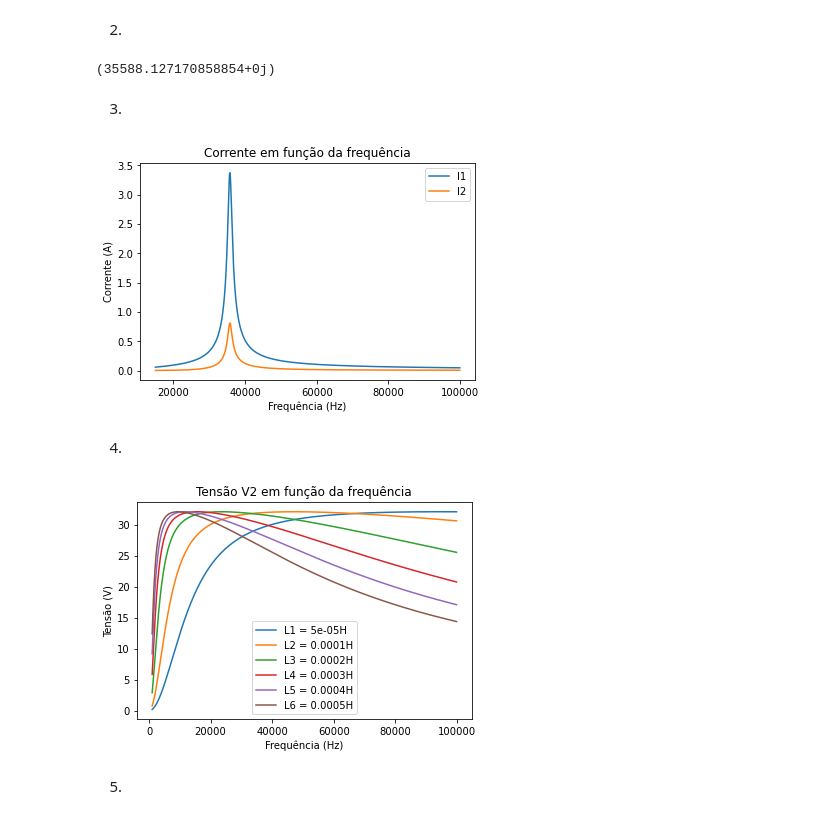
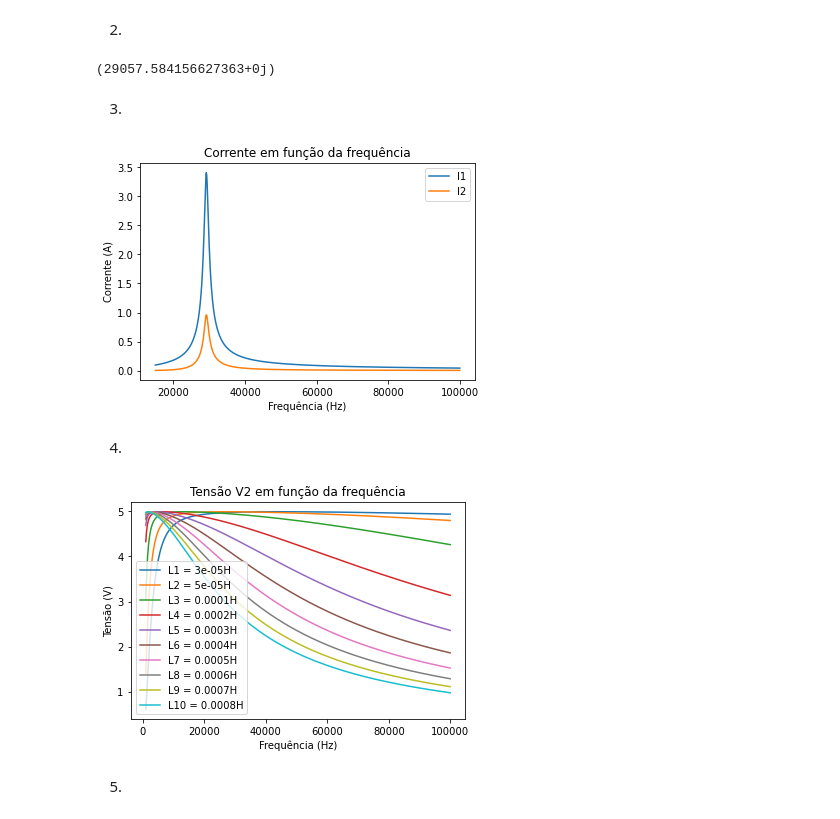
Before and after one commit to MatheusCastellucci/Projeto-Mamag, a Jupyter notebook: projeto.ipynb, the cells around one changed output. Cells and saved outputs as stored; diff of their text form; code cells hidden in the pictures.

```diff
--- a/projeto.ipynb
+++ b/projeto.ipynb
@@ -28,7 +28,7 @@ k = 0.1
 L1 = L2 = 200e-6
 
 #capacitância
-C1 = C2 = 0.1e-6
+C1 = C2 = 150e-9
 
 #resistências
 R1 = R2 = 0.5
@@ -37,10 +37,10 @@ Rc = 100
 #frequência
 f = 60
 
-freq_reson=1/(2*pi*sqrt(L1*C1))
-print(freq_reson)
+fr=1/(2*pi*sqrt(L1*C1))
+print(fr)
 # %% [output]
-(35588.127170858854+0j)
+(29057.584156627363+0j)
 # %%
 def CalcularIndutancias(f, L1, L2, C1, C2, k):
     w = 2*pi*f
@@ -65,6 +65,38 @@ def CalcularTransformador(Uf, Rc, f):
     V2=i[1]*paralelo
 
     return i[0], i[1], V2
+
+
+def CalcularTransformador_Cfixo(Uf, Rc, f, cfixo):
+    C1 = C2 = cfixo
+    XL1, XL2, XM, XC1, XC2, paralelo = CalcularIndutancias(f, L1, L2, C1, C2, k)
+
+    Z=np.array([[R1+XL1+XC1, -XM],[-XM, XL2+R2+paralelo]])
+    V=np.array([Uf,0])
+    i=np.dot(linalg.inv(Z),V)
+
+    V2=i[1]*paralelo
+
+    return i[0], i[1], V2
+# %%
+#Cfixo
+listac = [0,1e-6, 150e-9, 1e-6, 4.7e-6, 0,47e-6]
+listal1 = [30e-6, 50e-6, 100e-6, 200e-6, 300e-6, 400e-6, 500e-6, 600e-6, 700e-6, 800e-6]
+listaLS = ["L1", "L2", "L3", "L4", "L5", "L6", "L7", "L8", "L9", "L10"]
+listafr = np.arange(1e3, 1e5, 100)
+listai1_cfixo = []
+listai2_cfixo = []
+
+for C in listac:
+    for f in listafr:
+        i1, i2, v2 = CalcularTransformador_Cfixo(Ufonte, Rc, f, C)
+
+
+plt.xlabel("Frequência (Hz)")
+plt.ylabel("Tensão (V)")
+plt.title("Tensão V2 em função da frequência")
+plt.legend()
+plt.show()
 # %% [markdown]
 3)
 # %%
@@ -85,29 +117,30 @@ plt.title("Corrente em função da frequência")
 plt.legend()
 plt.show()
 # %% [output]
-[figure, old version]
+[figure, new version]
 # %% [markdown]
 4)
 # %%
-listal1 = [50e-6, 100e-6, 200e-6, 300e-6, 400e-6, 500e-6]
-listaLS = ["L1", "L2", "L3", "L4", "L5", "L6"]
+listal1 = [30e-6, 50e-6, 100e-6, 200e-6, 300e-6, 400e-6, 500e-6, 600e-6, 700e-6, 800e-6]
+listaLS = ["L1", "L2", "L3", "L4", "L5", "L6", "L7", "L8", "L9", "L10"]
 listafr = np.arange(1e3, 1e5, 100)
 
 for L1 in listal1:
     listav2 = []
     L2 = L1
     for fr in listafr:
         i1, i2, v2= CalcularTransformador(Ufonte, Rc, fr)
         listav2.append(abs(v2))
+
     l_atual = listaLS[listal1.index(L1)]
     plt.plot(listafr, listav2, label=f"{l_atual} = " + str(L1) + "H")
 plt.xlabel("Frequência (Hz)")
 plt.ylabel("Tensão (V)")
 plt.title("Tensão V2 em função da frequência")
 plt.legend()
 plt.show()
 # %% [output]
-[figure, old version]
+[figure, new version]
 # %% [markdown]
 5.
 # %%
```
